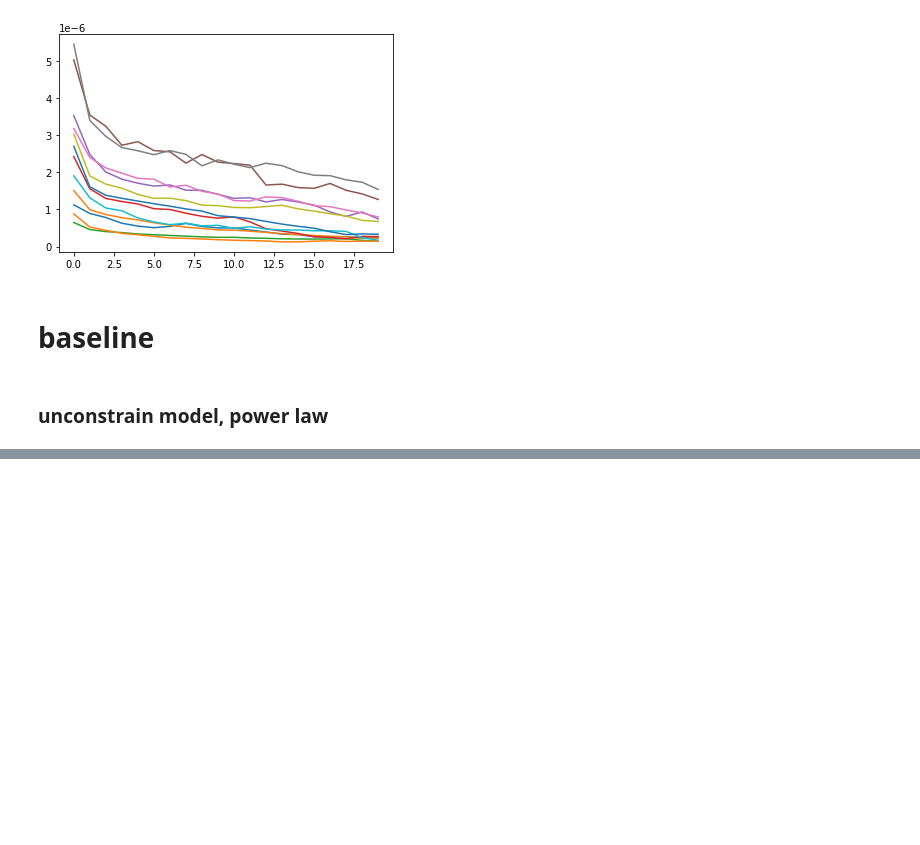
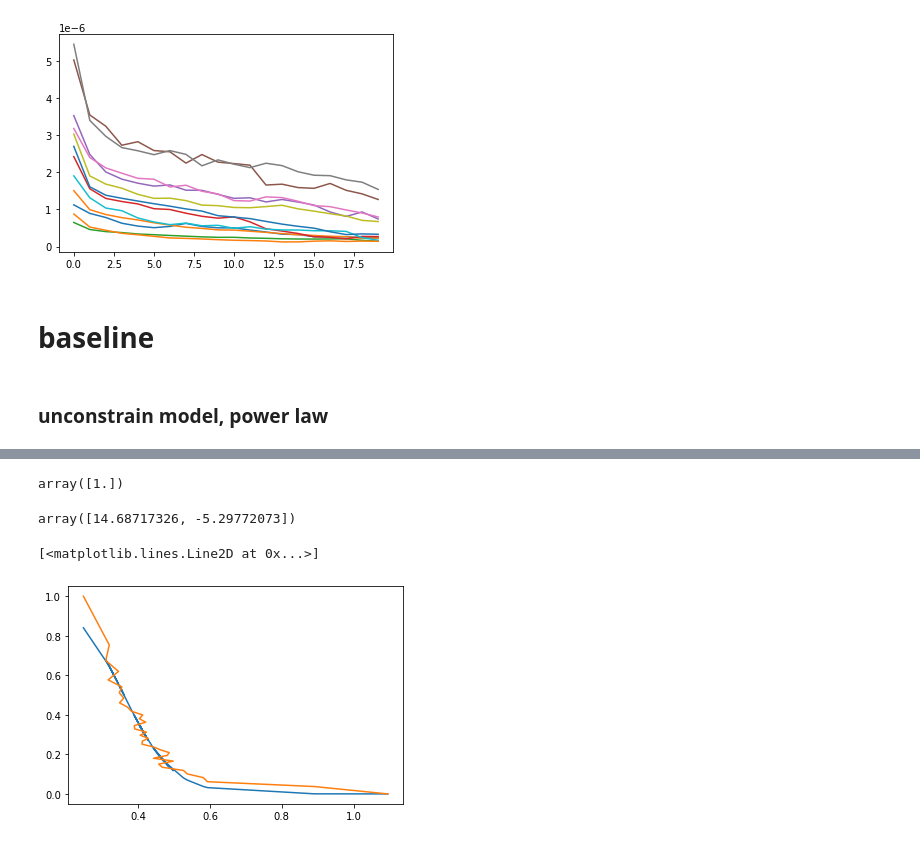
Before and after one commit to yuribogomolov/sttn, a Jupyter notebook: notebooks/generic_gravity_model.ipynb, the cells around one changed output, grey strips where cells are left out. Cells and saved outputs as stored; diff of their text form; code cells hidden in the pictures; blank space fills up the shorter version.

```diff
--- a/notebooks/generic_gravity_model.ipynb
+++ b/notebooks/generic_gravity_model.ipynb
@@ -435,0 +645,3 @@ for grouped_bfpl in fdf:
+# %%
+x = np.arange(0.001,1,0.001)
+y = -np.log(2*x/(1.2-x))
@@ -435,0 +653,34 @@ for grouped_bfpl in fdf:
+# %%
+# def logit(x,a,b):
+#     return (np.log(1/x-1)-b)*(1/a)
+def logit(x,a,b,c,d,k):
+    return k*np.log(a*x/(b*x-c))+d
+def powerlaw(x,a,b):
+    return a*(x**b)
+def exp(x,a,b):
+    return 1/(1+np.exp(a*x+b))
+# %%
+x = test.meanvalue.values
+y = test.S000f.values
+scaler = MinMaxScaler().fit(x.reshape(-1,1))
+x_tran = scaler.transform(x.reshape(-1,1)).ravel()
+pars, cov = optimize.curve_fit(f=logit, xdata=x_tran, ydata=y, bounds=(-np.inf, np.inf))
+pars
+# %% [output]
+array([1.])
+# %%
+x = test.meanvalue.values
+y = test.S000f.values
+scaler = MinMaxScaler().fit(x.reshape(-1,1))
+x_tran = scaler.transform(x.reshape(-1,1)).ravel()
+pars, cov = optimize.curve_fit(f=exp, xdata=y, ydata=x_tran, bounds=(-np.inf, np.inf))
+pars
+# %% [output]
+array([14.68717326, -5.29772073])
+# %%
+a,b = pars[0],pars[1]
+plt.plot(y,exp(y,a,b))
+plt.plot(y,x_tran)
+# %% [output]
+[<matplotlib.lines.Line2D at 0x...>]
+[figure, added]
```
Also changed, not shown: parts of 56 cells of this notebook.
